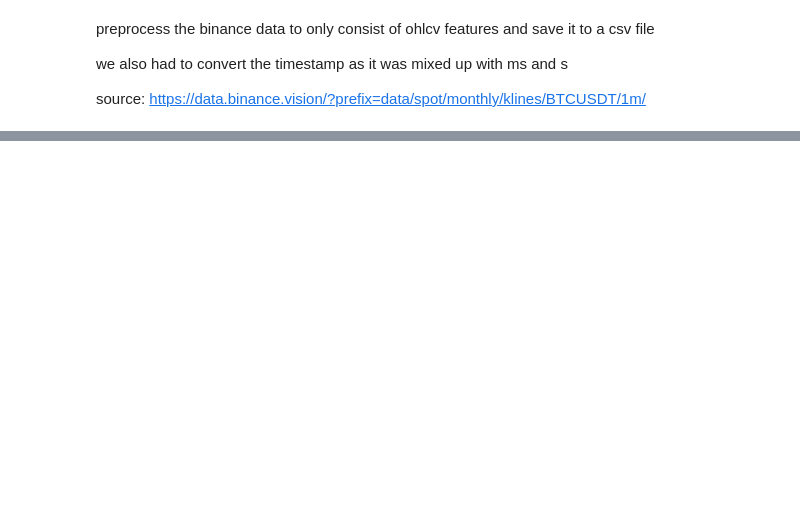
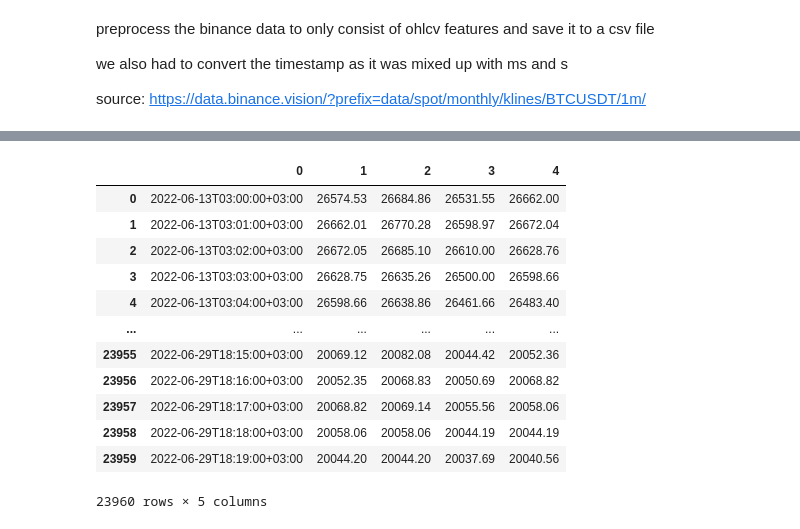
Before and after one commit to TorchTrade/torchtrade, a Jupyter notebook: data_preprocessing.ipynb, the cells around one changed output, grey strips where cells are left out. Drawn from its saved outputs; the diff is of its cells as text; code cells hidden in the pictures; blank space fills up the shorter version.

```diff
--- a/data_preprocessing.ipynb
+++ b/data_preprocessing.ipynb
@@ -77,0 +82,22 @@ full_df.to_csv("./btcusdt_spot_1m_12_2024_to_09_2025.csv", index=False)
+# %%
+dataset = datasets.Dataset.from_csv("./torchtrade/data/btcusdt_1min.csv")
+# %%
+dataset = dataset.rename_columns({"time": "0", "open":"1", "high": "2", "low": "3", "close": "4"})
+# %%
+dataset = datasets.DatasetDict({"train": dataset})
+# %%
+dataset["train"].to_pandas()
+# %% [output]
+|  | 0 | 1 | 2 | 3 | 4 |
+| 0 | 2022-06-13T03:00:00+03:00 | 26574.53 | 26684.86 | 26531.55 | 26662.00 |
+| 1 | 2022-06-13T03:01:00+03:00 | 26662.01 | 26770.28 | 26598.97 | 26672.04 |
+| 2 | 2022-06-13T03:02:00+03:00 | 26672.05 | 26685.10 | 26610.00 | 26628.76 |
+| 3 | 2022-06-13T03:03:00+03:00 | 26628.75 | 26635.26 | 26500.00 | 26598.66 |
+| 4 | 2022-06-13T03:04:00+03:00 | 26598.66 | 26638.86 | 26461.66 | 26483.40 |
+| ... | ... | ... | ... | ... | ... |
+| 23955 | 2022-06-29T18:15:00+03:00 | 20069.12 | 20082.08 | 20044.42 | 20052.36 |
+| 23956 | 2022-06-29T18:16:00+03:00 | 20052.35 | 20068.83 | 20050.69 | 20068.82 |
+| 23957 | 2022-06-29T18:17:00+03:00 | 20068.82 | 20069.14 | 20055.56 | 20058.06 |
+| 23958 | 2022-06-29T18:18:00+03:00 | 20058.06 | 20058.06 | 20044.19 | 20044.19 |
+| 23959 | 2022-06-29T18:19:00+03:00 | 20044.20 | 20044.20 | 20037.69 | 20040.56 |
+23960 rows × 5 columns
```
Also changed, not shown: parts of 14 cells of this notebook.
